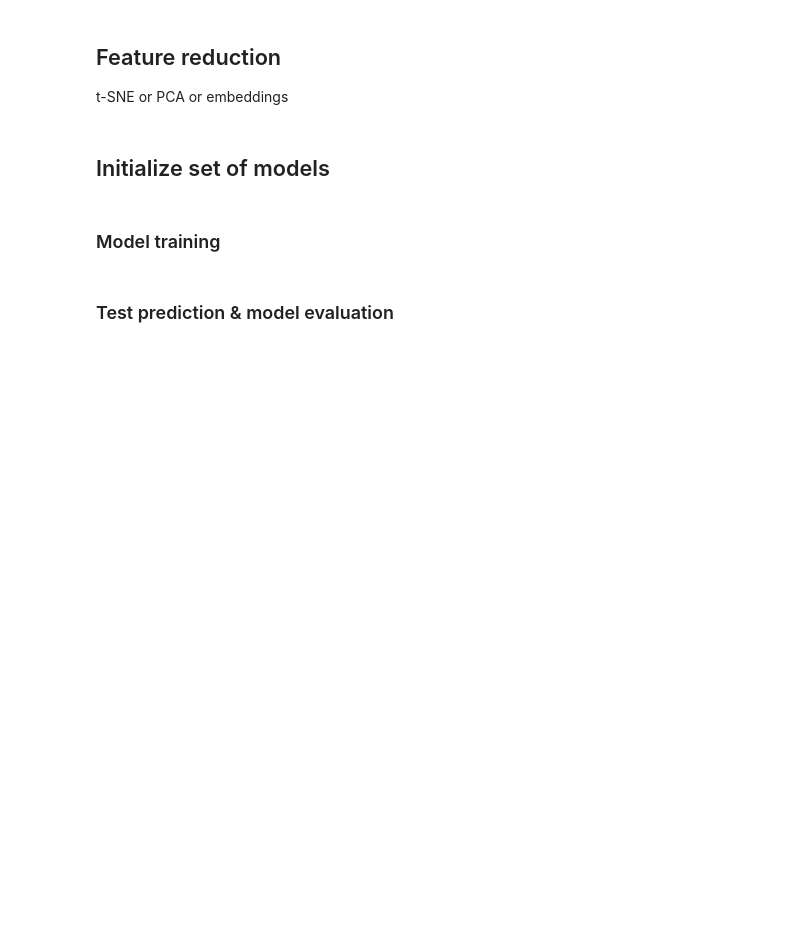
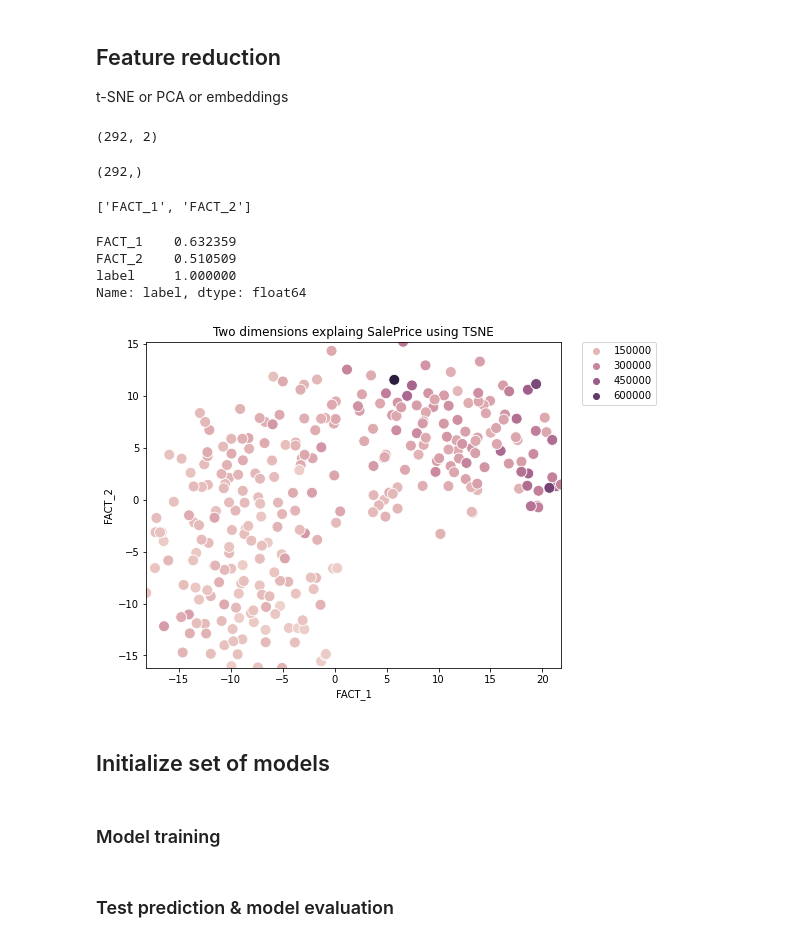
Before and after one commit to datasciencewithpinaki/ML_Templates, a Jupyter notebook: exploration.ipynb, the cells around one changed output. Drawn from its saved outputs; the diff is of its cells as text; code cells hidden in the pictures; blank space fills up the shorter version.

Commit message:
scaling and dim reduc added
scaling and dim reduc added

```diff
--- a/exploration.ipynb
+++ b/exploration.ipynb
@@ -463,6 +521,34 @@ To be incorporated later
 # %% [markdown]
 ## Feature reduction
 t-SNE or PCA or embeddings
+# %%
+temp_X = PP_obj.X_test_dim_reduc.copy()
+temp_y = PP_obj.y_test.copy()
+temp_X.shape
+temp_y.shape
+# %% [output]
+(292, 2)
+(292,)
+# %%
+n_components=2
+dim_red_result_df = temp_X.copy()
+dim_red_cols = [f"FACT_{i+1}" for i in range(n_components)]
+dim_red_cols
+# %% [output]
+['FACT_1', 'FACT_2']
+# %%
+temp_df = temp_X.copy()
+temp_df['label'] = temp_y.reset_index(drop=True)
+temp_df.corr()['label']
+# %% [output]
+FACT_1    0.632359
+FACT_2    0.510509
+label     1.000000
+Name: label, dtype: float64
+# %%
+PP_obj.dimReducPlot(df=temp_X, y=temp_y)
+# %% [output]
+[figure, added]
 # %% [markdown]
 ## Initialize set of models
 # %% [markdown]
```
Also changed, not shown: parts of 26 cells of this notebook, 2 other files.
